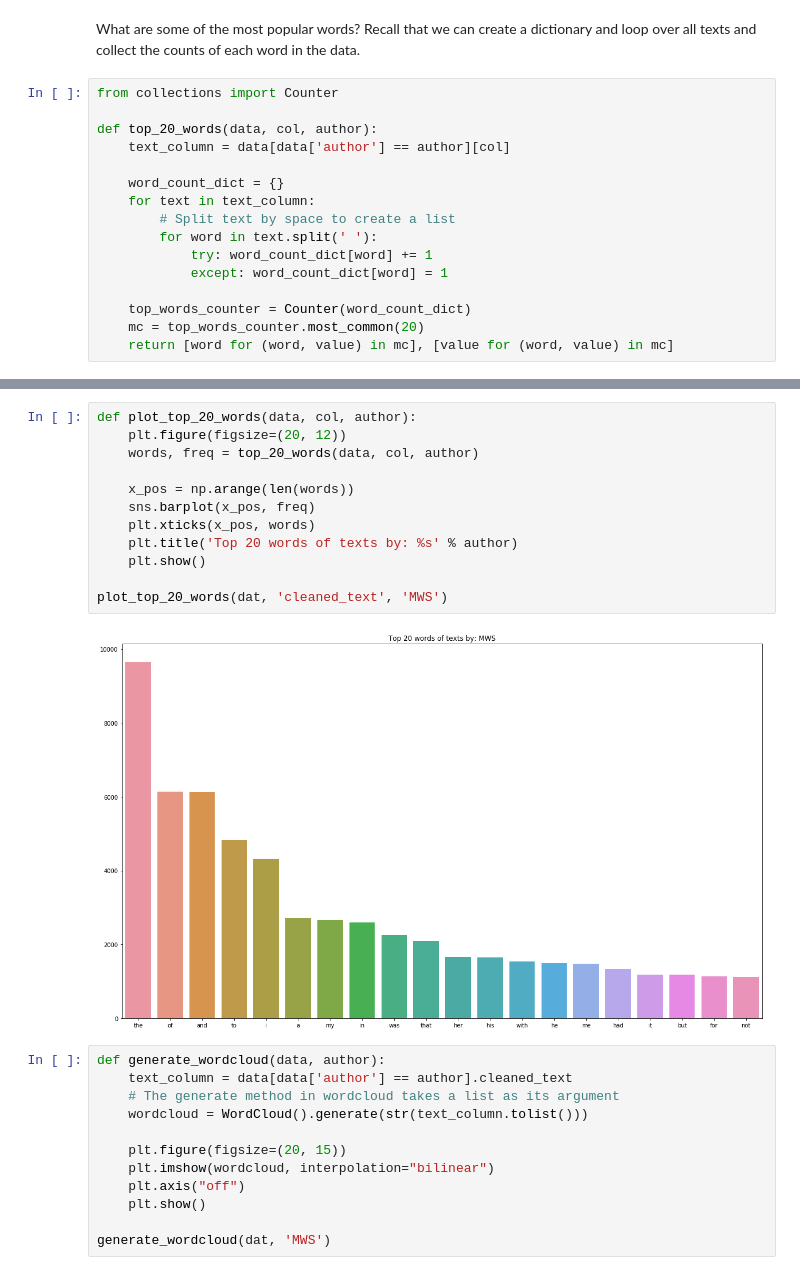
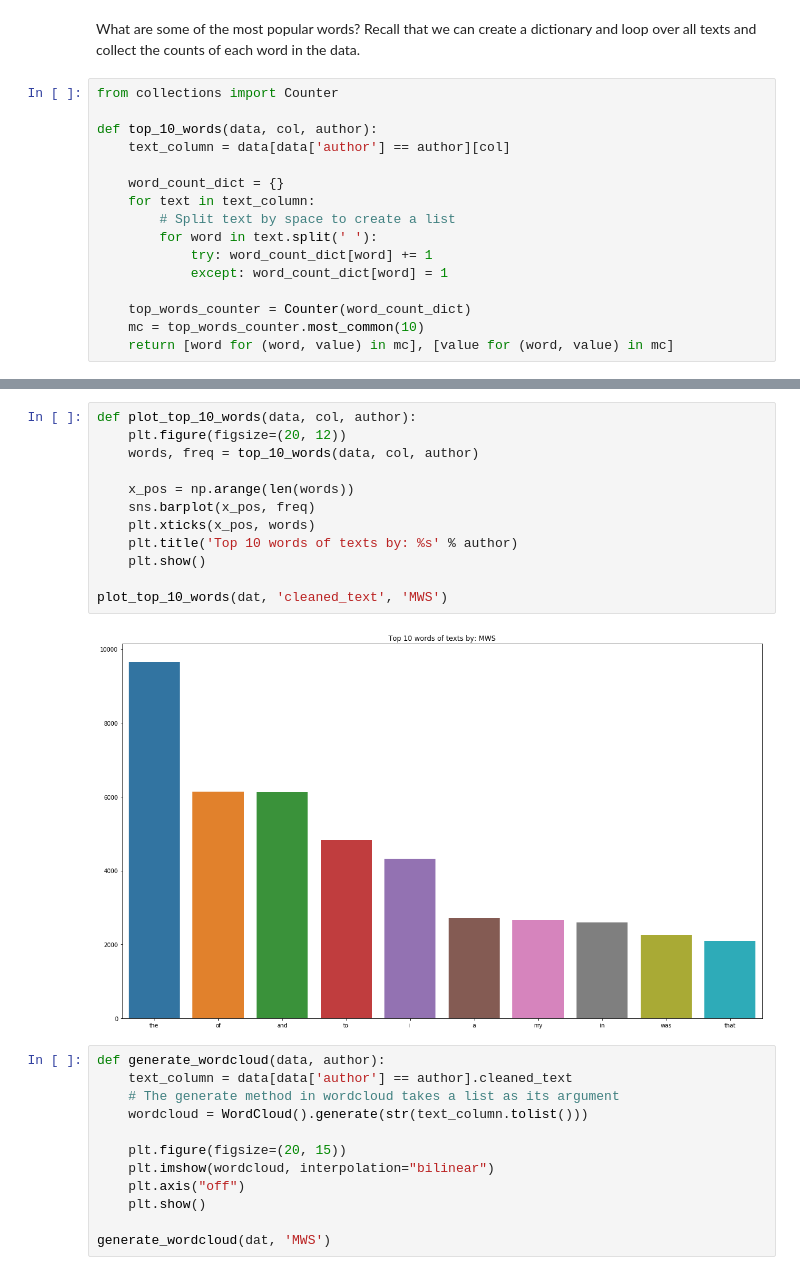
Before and after one commit to ngbolin/PythonProgrammingWorkshop, a Jupyter notebook: SMUMSE_ProgWorkshop_Lesson5.ipynb, the cells around one changed output, grey strips where cells are left out. Cells and saved outputs as stored; diff of their text form.

```diff
--- a/SMUMSE_ProgWorkshop_Lesson5.ipynb
+++ b/SMUMSE_ProgWorkshop_Lesson5.ipynb
@@ -463,7 +525,7 @@ What are some of the most popular words? Recall that we can create a dictionary
 # %%
 from collections import Counter
 
-def top_20_words(data, col, author):
+def top_10_words(data, col, author):
     text_column = data[data['author'] == author][col]
 
     word_count_dict = {}
@@ -474,6 +536,6 @@ def top_20_words(data, col, author):
             except: word_count_dict[word] = 1
 
     top_words_counter = Counter(word_count_dict)
-    mc = top_words_counter.most_common(20)
+    mc = top_words_counter.most_common(10)
     return [word for (word, value) in mc], [value for (word, value) in mc]
 # %%
@@ -499,17 +546,17 @@ top_20_words(dat, 'cleaned_text', 'MWS')
 # %%
-def plot_top_20_words(data, col, author):
+def plot_top_10_words(data, col, author):
     plt.figure(figsize=(20, 12))
-    words, freq = top_20_words(data, col, author)
+    words, freq = top_10_words(data, col, author)
 
     x_pos = np.arange(len(words))
     sns.barplot(x_pos, freq)
     plt.xticks(x_pos, words)
-    plt.title('Top 20 words of texts by: %s' % author)
+    plt.title('Top 10 words of texts by: %s' % author)
     plt.show()
 
-plot_top_20_words(dat, 'cleaned_text', 'MWS')
+plot_top_10_words(dat, 'cleaned_text', 'MWS')
 # %% [output]
-[figure, old version]
+[figure, new version]
 # %%
 def generate_wordcloud(data, author):
     text_column = data[data['author'] == author].cleaned_text
```
Also changed, not shown: parts of 43 cells of this notebook.
